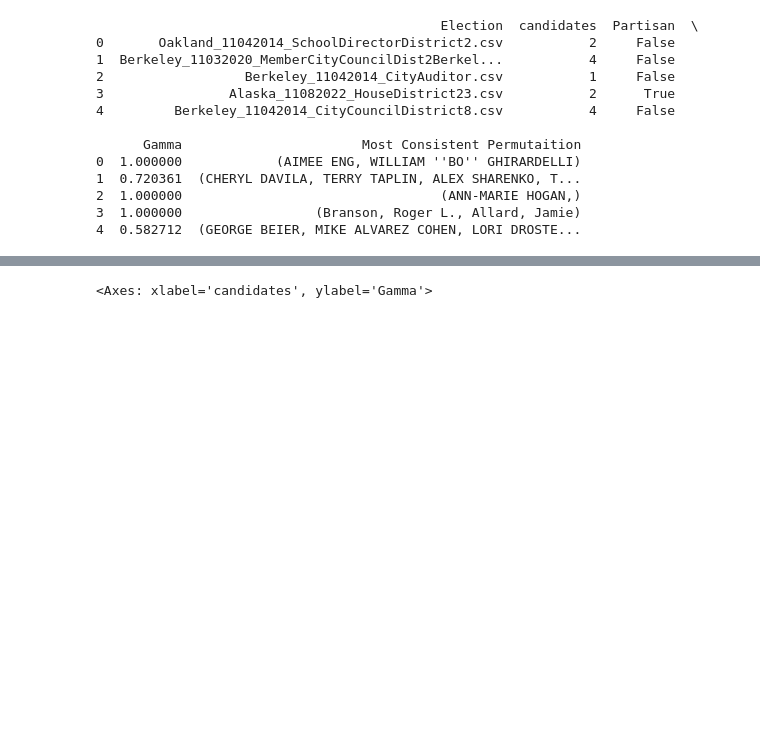
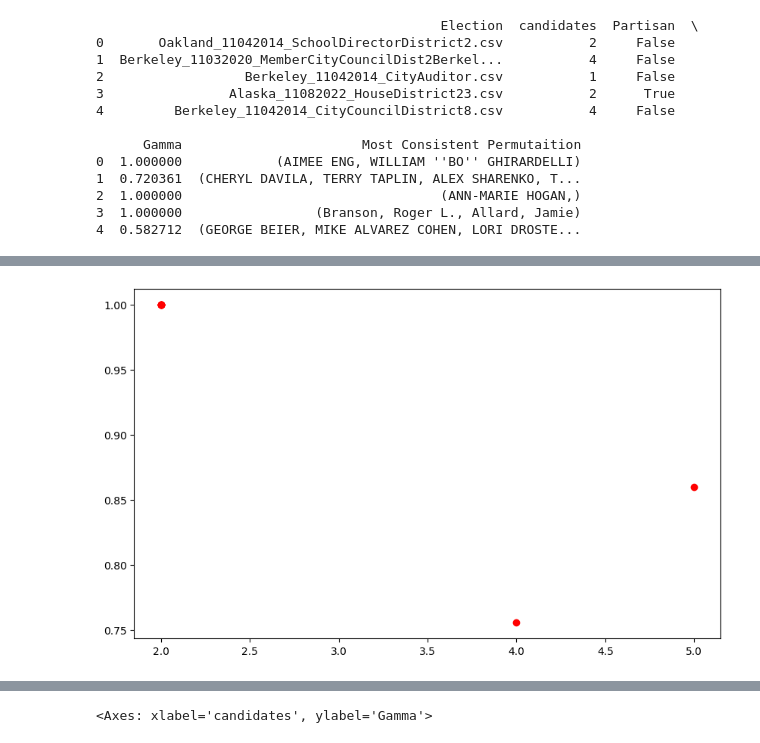
Before and after one commit to ericssimpson/voting-analysis-tools, a Jupyter notebook: team_arrow/cvr_class/permutations.ipynb, the cells around one changed output, grey strips where cells are left out. Cells and saved outputs as stored; diff of their text form; code cells hidden in the pictures; blank space fills up the shorter version.

```diff
--- a/team_arrow/cvr_class/permutations.ipynb
+++ b/team_arrow/cvr_class/permutations.ipynb
@@ -172,0 +286,11 @@ df.to_csv("gamma.csv")
+# %%
+#plotting the republican primaries
+
+plt.figure(figsize=(10, 6))
+
+for x, y_values in d_R.items():
+
+    for y in y_values:
+        plt.scatter(x, y, color='r')
+# %% [output]
+[figure, added]
```
Also changed, not shown: parts of 8 cells of this notebook, 4 other files.
